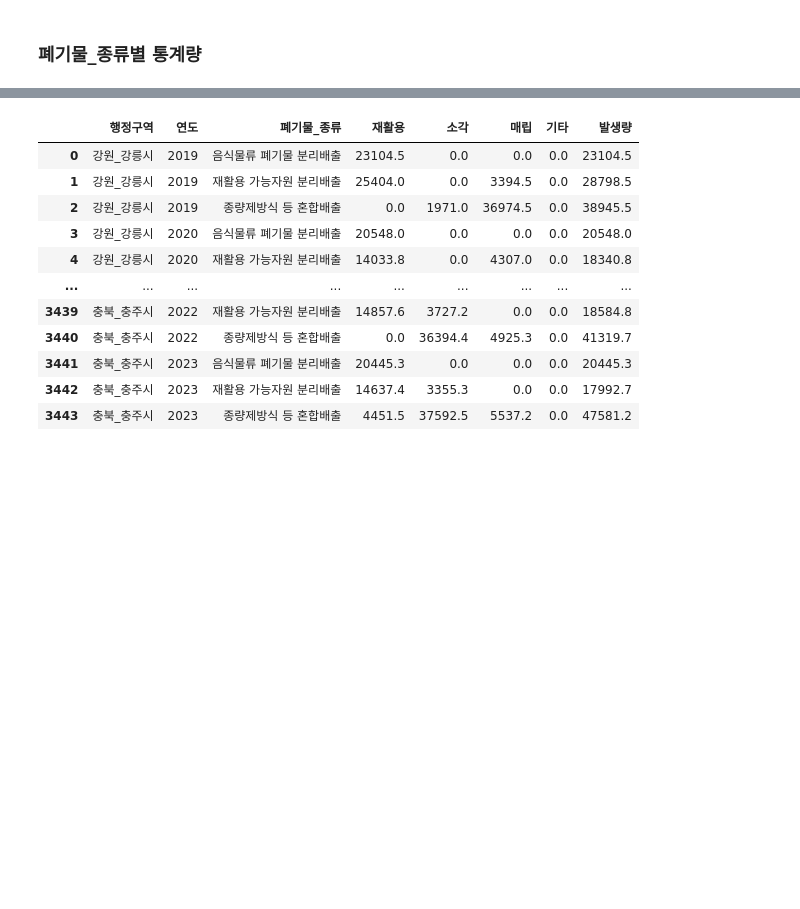
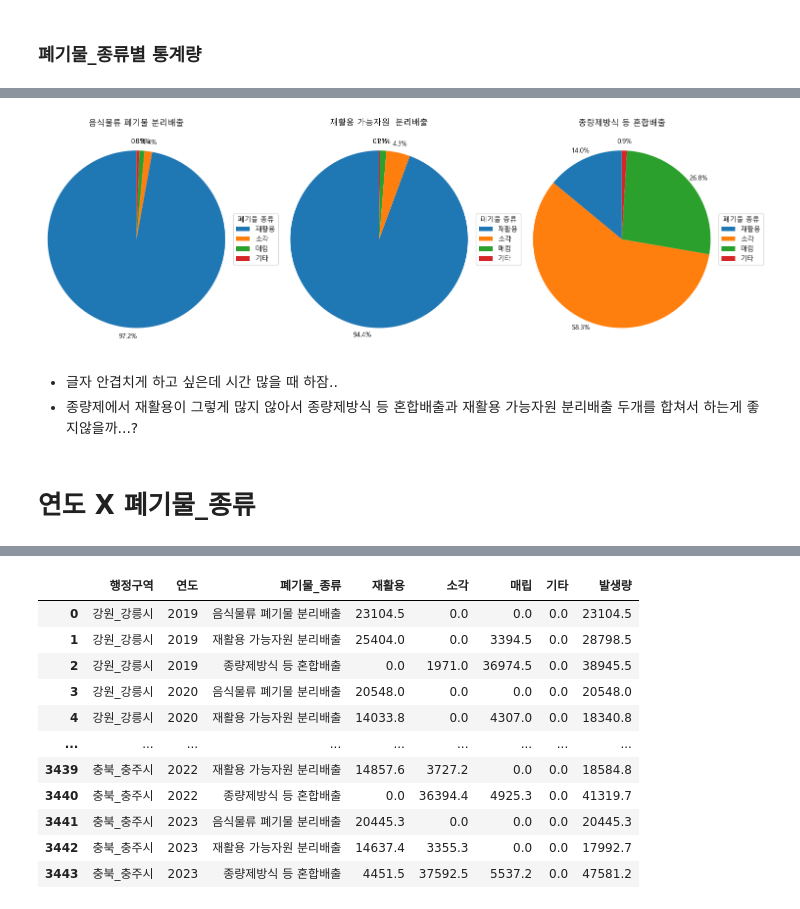
Before and after one commit to kimsang0220/Busan_Big_Data, a Jupyter notebook: NMJ/4차_EDA_쓰레기데이터.ipynb, the cells around one changed output, grey strips where cells are left out. Cells and saved outputs as stored; diff of their text form; code cells hidden in the pictures; blank space fills up the shorter version.

```diff
--- a/NMJ/4차_EDA_쓰레기데이터.ipynb
+++ b/NMJ/4차_EDA_쓰레기데이터.ipynb
@@ -89,0 +113,37 @@ plt.show()
+# %%
+# '발생량' 컬럼 제외
+forpiechart = waste_group1_sum.drop(columns='발생량')
+
+# 하나의 Figure에 3개 파이차트 배치 (기본 색상 사용)
+fig, axes = plt.subplots(1, 3, figsize=(15, 5))
+
+for ax, (waste_type, row) in zip(axes, forpiechart.iterrows()):
+    wedges, texts, autotexts = ax.pie(
+        row,
+        labels=None,            # 내부 레이블 생략
+        autopct='%1.1f%%',
+        startangle=90,
+        # labeldistance=1,
+        pctdistance=1.1
+    )
+    ax.set_title(waste_type)
+    ax.axis('equal')  # 원형 유지
+
+    # 범례 추가 (기본 색상에 맞춰)
+    ax.legend(
+        wedges,
+        row.index,
+        title="폐기물 종류",
+        loc="center left",
+        bbox_to_anchor=(1, 0.5)
+    )
+
+plt.tight_layout()
+plt.show()
+# %% [output]
+[figure, added]
+# %% [markdown]
+- 글자 안겹치게 하고 싶은데 시간 많을 때 하잠..
+- 종량제에서 재활용이 그렇게 많지 않아서 종량제방식 등 혼합배출과 재활용 가능자원 분리배출 두개를 합쳐서 하는게 좋지않을까...?
+# %% [markdown]
+# 연도 X 폐기물_종류
```
Also changed, not shown: parts of 24 cells of this notebook, 1 other file.
